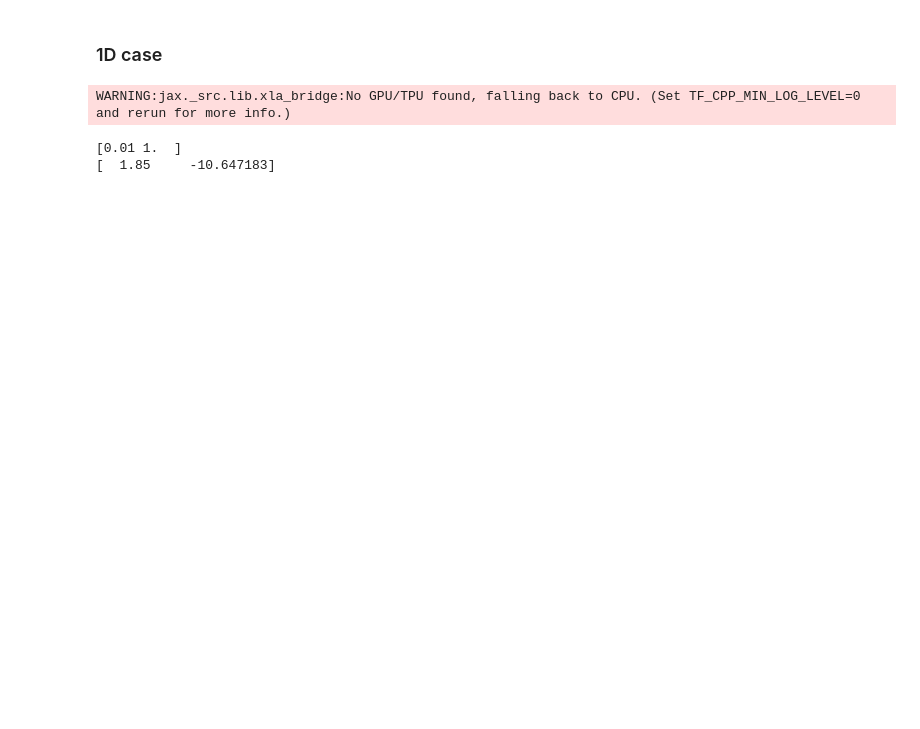
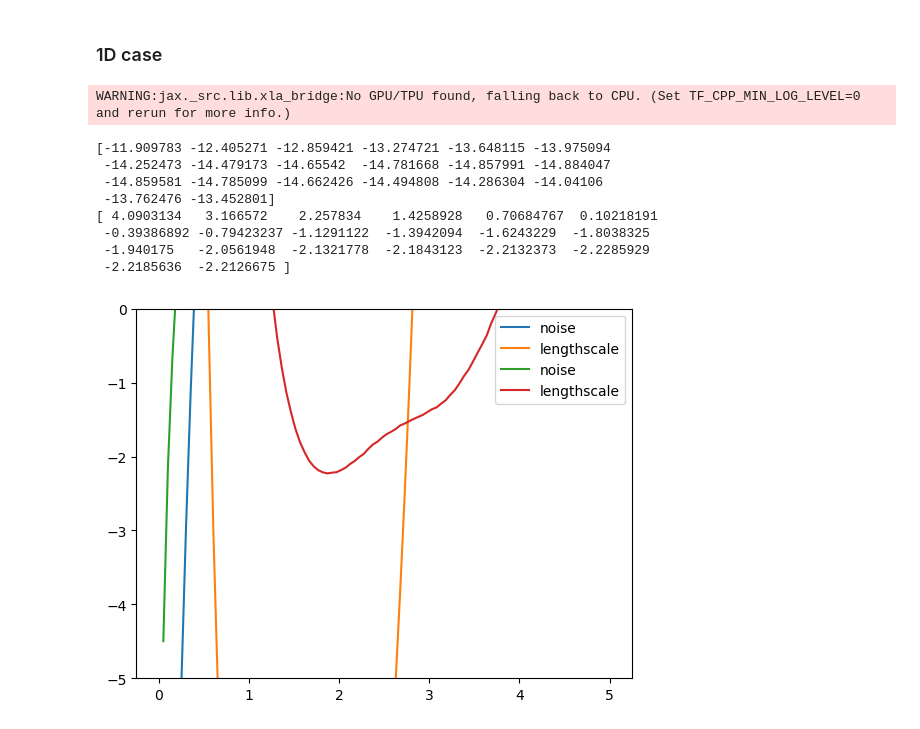
Before and after one commit to LukasEin/jaxgp, a Jupyter notebook: random.ipynb, the cells around one changed output. Saved outputs shown, nothing was run; the diff lists cells and outputs as text; code cells hidden in the pictures; blank space fills up the shorter version.

```diff
--- a/random.ipynb
+++ b/random.ipynb
@@ -45,12 +45,25 @@ kernel_params = (1.0, 1.0)
 # %%
-model = gpr.ExactGPR(kernel,data_split,kernel_params,noise_var=noise**2)
+model = gpr.ExactGPR(kernel,data_split,kernel_params,noise=noise)
 model.train(X_data,Y_data)
 (means_full, stds_full) = model.eval(grid.reshape(-1,1),True)
 means_full = means_full.reshape(-1)
 stds_full = stds_full.reshape(-1)
+
+model = gpr.ApproximateGPR(kernel,data_split,referencegrid,kernel_params,noise=noise)
+model.train(X_data,Y_data)
+(means_full, stds_full) = model.eval(grid.reshape(-1,1),True)
+means_full = means_full.reshape(-1)
+stds_full = stds_full.reshape(-1)
 # %% [output]
-[0.01 1.  ]
-[  1.85     -10.647183]
+[-11.909783 -12.405271 -12.859421 -13.274721 -13.648115 -13.975094
+ -14.252473 -14.479173 -14.65542  -14.781668 -14.857991 -14.884047
+ -14.859581 -14.785099 -14.662426 -14.494808 -14.286304 -14.04106
+ -13.762476 -13.452801]
+[ 4.0903134   3.166572    2.257834    1.4258928   0.70684767  0.10218191
+ -0.39386892 -0.79423237 -1.1291122  -1.3942094  -1.6243229  -1.8038325
+ -1.940175   -2.0561948  -2.1321778  -2.1843123  -2.2132373  -2.2285929
+ -2.2185636  -2.2126675 ]
+[figure, added]
 # %%
 plt.plot(grid,means_full,label="full")
 plt.fill_between(grid,means_full-stds_full,means_full+stds_full,alpha=0.5)
```
Also changed, not shown: parts of 11 cells of this notebook, 4 other files.
